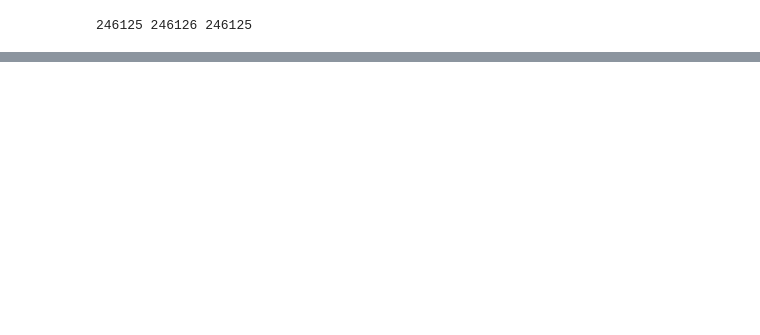
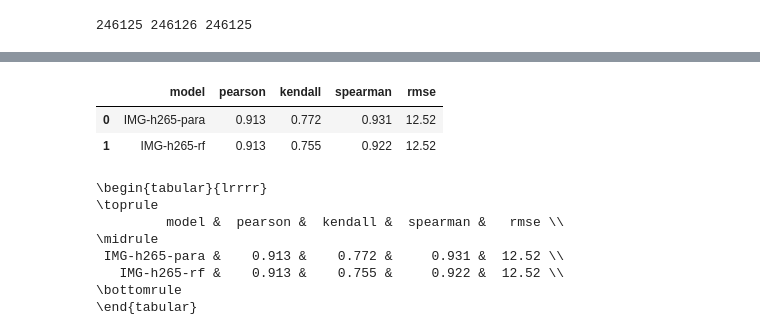
Before and after one commit to Telecommunication-Telemedia-Assessment/image_quality_test, a Jupyter notebook: pre_analysis/image_quality.ipynb, the cells around one changed output, grey strips where cells are left out. Saved outputs shown, nothing was run; the diff lists cells and outputs as text; code cells hidden in the pictures; blank space fills up the shorter version.

```diff
--- a/pre_analysis/image_quality.ipynb
+++ b/pre_analysis/image_quality.ipynb
@@ -247,2 +264,11 @@ print(dc.to_latex(index=False))
 \bottomrule
 \end{tabular}
+# %%
+# split data into train and validation
+srcs = list(set(dk["src"].values))
+dk["train"] = dk["src"].apply(lambda x: x in srcs[0:len(srcs)//2])
+train = dk[dk["train"]].copy()
+val = dk[dk["train"] == False].copy()
+d(len(train), len(val))
+
+print(train.columns)
@@ -248,0 +419,18 @@ print(dc.to_latex(index=False))
+# %%
+
+dmodel_corr = pd.DataFrame(model_corrs).round(3)
+d(dmodel_corr)
+
+print(dmodel_corr.to_latex(index=False))
+# %% [output]
+|  | model | pearson | kendall | spearman | rmse |
+| 0 | IMG-h265-para | 0.913 | 0.772 | 0.931 | 12.52 |
+| 1 | IMG-h265-rf | 0.913 | 0.755 | 0.922 | 12.52 |
+\begin{tabular}{lrrrr}
+\toprule
+         model &  pearson &  kendall &  spearman &   rmse \\
+\midrule
+ IMG-h265-para &    0.913 &    0.772 &     0.931 &  12.52 \\
+   IMG-h265-rf &    0.913 &    0.755 &     0.922 &  12.52 \\
+\bottomrule
+\end{tabular}
```
Also changed, not shown: parts of 15 cells of this notebook, 8 other files.
